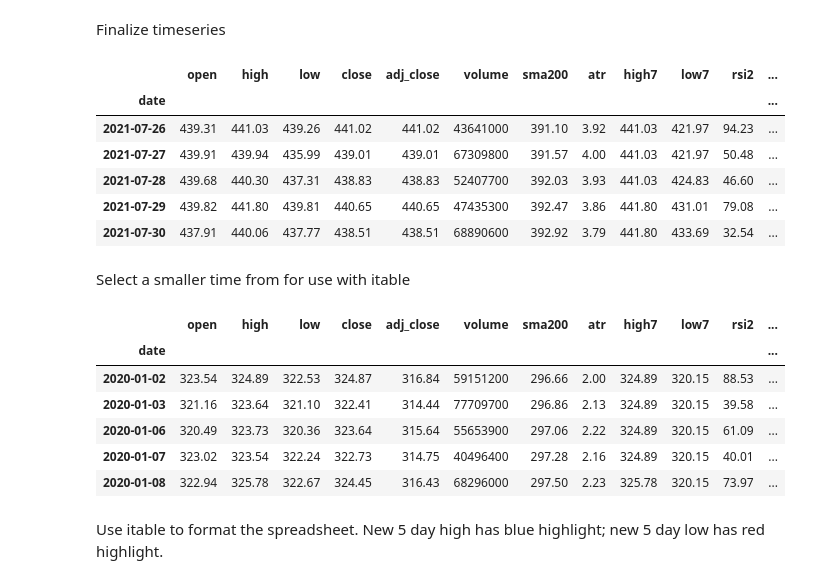
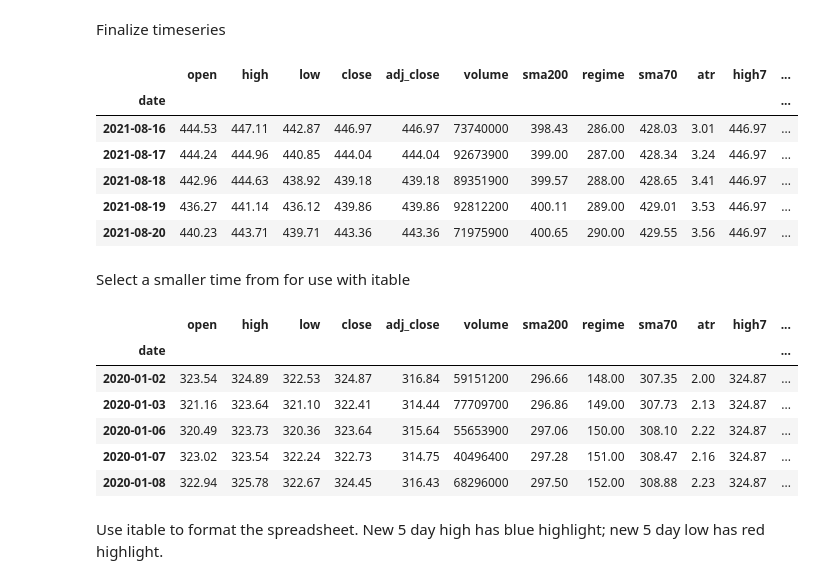
Before and after one commit to fja05680/pinkfish, a Jupyter notebook: examples/080.double-7s/spreadsheet.ipynb, the cells around one changed output. Saved outputs shown, nothing was run; the diff lists cells and outputs as text; code cells hidden in the pictures.

```diff
--- a/examples/080.double-7s/spreadsheet.ipynb
+++ b/examples/080.double-7s/spreadsheet.ipynb
@@ -14,9 +14,12 @@ from talib.abstract import *
 import pinkfish as pf
 import pinkfish.itable as itable
 
-# Format price data
+# Format price data.
 pd.options.display.float_format = '{:0.2f}'.format
 
+# Show all columns.
+pd.set_option('display.max_columns', None)
+
 %matplotlib inline
 # %%
 # Set size of inline plots
@@ -67,13 +70,19 @@ Add technical indicators
 # %%
 # Add 200 day MA.
 ts['sma200'] = SMA(ts, timeperiod=200)
+
+# 200 sma regime filter.
+ts['regime'] = pf.CROSSOVER(ts, timeperiod_fast=1, timeperiod_slow=200)
+
+# X day sma.
+ts['sma70'] = SMA(ts, timeperiod=70)
 
 # Add ATR.
 ts['atr'] = ATR(ts, timeperiod=14)
 
 # Add 7 day high, and 7 day low
-ts['high7'] = pd.Series(ts.high).rolling(window=7).max()
-ts['low7'] = pd.Series(ts.low).rolling(window=7).min()
+ts['high7'] = pd.Series(ts.close).rolling(window=7).max()
+ts['low7'] = pd.Series(ts.close).rolling(window=7).min()
 
 # Add RSI, and 2-period cumulative RSI
 ts['rsi2'] = RSI(ts, timeperiod=2)
@@ -97,29 +106,29 @@ ts.drop(columns=['__sd__'], inplace=True)
 # %% [markdown]
 Finalize timeseries
 # %%
-ts, start = pf.finalize_timeseries(ts, start)
+ts, start = pf.finalize_timeseries(ts, start, dropna=True)
 ts.tail()
 # %% [output]
-|  | open | high | low | close | adj_close | volume | sma200 | atr | high7 | low7 | rsi2 | ... |
+|  | open | high | low | close | adj_close | volume | sma200 | regime | sma70 | atr | high7 | ... |
 | date |  |  |  |  |  |  |  |  |  |  |  | ... |
-| 2021-07-26 | 439.31 | 441.03 | 439.26 | 441.02 | 441.02 | 43641000 | 391.10 | 3.92 | 441.03 | 421.97 | 94.23 | ... |
-| 2021-07-27 | 439.91 | 439.94 | 435.99 | 439.01 | 439.01 | 67309800 | 391.57 | 4.00 | 441.03 | 421.97 | 50.48 | ... |
-| 2021-07-28 | 439.68 | 440.30 | 437.31 | 438.83 | 438.83 | 52407700 | 392.03 | 3.93 | 441.03 | 424.83 | 46.60 | ... |
-| 2021-07-29 | 439.82 | 441.80 | 439.81 | 440.65 | 440.65 | 47435300 | 392.47 | 3.86 | 441.80 | 431.01 | 79.08 | ... |
-| 2021-07-30 | 437.91 | 440.06 | 437.77 | 438.51 | 438.51 | 68890600 | 392.92 | 3.79 | 441.80 | 433.69 | 32.54 | ... |
+| 2021-08-16 | 444.53 | 447.11 | 442.87 | 446.97 | 446.97 | 73740000 | 398.43 | 286.00 | 428.03 | 3.01 | 446.97 | ... |
+| 2021-08-17 | 444.24 | 444.96 | 440.85 | 444.04 | 444.04 | 92673900 | 399.00 | 287.00 | 428.34 | 3.24 | 446.97 | ... |
+| 2021-08-18 | 442.96 | 444.63 | 438.92 | 439.18 | 439.18 | 89351900 | 399.57 | 288.00 | 428.65 | 3.41 | 446.97 | ... |
+| 2021-08-19 | 436.27 | 441.14 | 436.12 | 439.86 | 439.86 | 92812200 | 400.11 | 289.00 | 429.01 | 3.53 | 446.97 | ... |
+| 2021-08-20 | 440.23 | 443.71 | 439.71 | 443.36 | 443.36 | 71975900 | 400.65 | 290.00 | 429.55 | 3.56 | 446.97 | ... |
 # %% [markdown]
 Select a smaller time from for use with itable
 # %%
 df = ts['2020-01-01':]
 df.head()
 # %% [output]
-|  | open | high | low | close | adj_close | volume | sma200 | atr | high7 | low7 | rsi2 | ... |
+|  | open | high | low | close | adj_close | volume | sma200 | regime | sma70 | atr | high7 | ... |
 | date |  |  |  |  |  |  |  |  |  |  |  | ... |
-| 2020-01-02 | 323.54 | 324.89 | 322.53 | 324.87 | 316.84 | 59151200 | 296.66 | 2.00 | 324.89 | 320.15 | 88.53 | ... |
-| 2020-01-03 | 321.16 | 323.64 | 321.10 | 322.41 | 314.44 | 77709700 | 296.86 | 2.13 | 324.89 | 320.15 | 39.58 | ... |
-| 2020-01-06 | 320.49 | 323.73 | 320.36 | 323.64 | 315.64 | 55653900 | 297.06 | 2.22 | 324.89 | 320.15 | 61.09 | ... |
-| 2020-01-07 | 323.02 | 323.54 | 322.24 | 322.73 | 314.75 | 40496400 | 297.28 | 2.16 | 324.89 | 320.15 | 40.01 | ... |
-| 2020-01-08 | 322.94 | 325.78 | 322.67 | 324.45 | 316.43 | 68296000 | 297.50 | 2.23 | 325.78 | 320.15 | 73.97 | ... |
+| 2020-01-02 | 323.54 | 324.89 | 322.53 | 324.87 | 316.84 | 59151200 | 296.66 | 148.00 | 307.35 | 2.00 | 324.87 | ... |
+| 2020-01-03 | 321.16 | 323.64 | 321.10 | 322.41 | 314.44 | 77709700 | 296.86 | 149.00 | 307.73 | 2.13 | 324.87 | ... |
+| 2020-01-06 | 320.49 | 323.73 | 320.36 | 323.64 | 315.64 | 55653900 | 297.06 | 150.00 | 308.10 | 2.22 | 324.87 | ... |
+| 2020-01-07 | 323.02 | 323.54 | 322.24 | 322.73 | 314.75 | 40496400 | 297.28 | 151.00 | 308.47 | 2.16 | 324.87 | ... |
+| 2020-01-08 | 322.94 | 325.78 | 322.67 | 324.45 | 316.43 | 68296000 | 297.50 | 152.00 | 308.88 | 2.23 | 324.87 | ... |
 # %% [markdown]
 Use itable to format the spreadsheet.  New 5 day high has blue highlight; new 5 day low has red highlight.
 # %%
```
Also changed, not shown: parts of 2 cells of this notebook.
